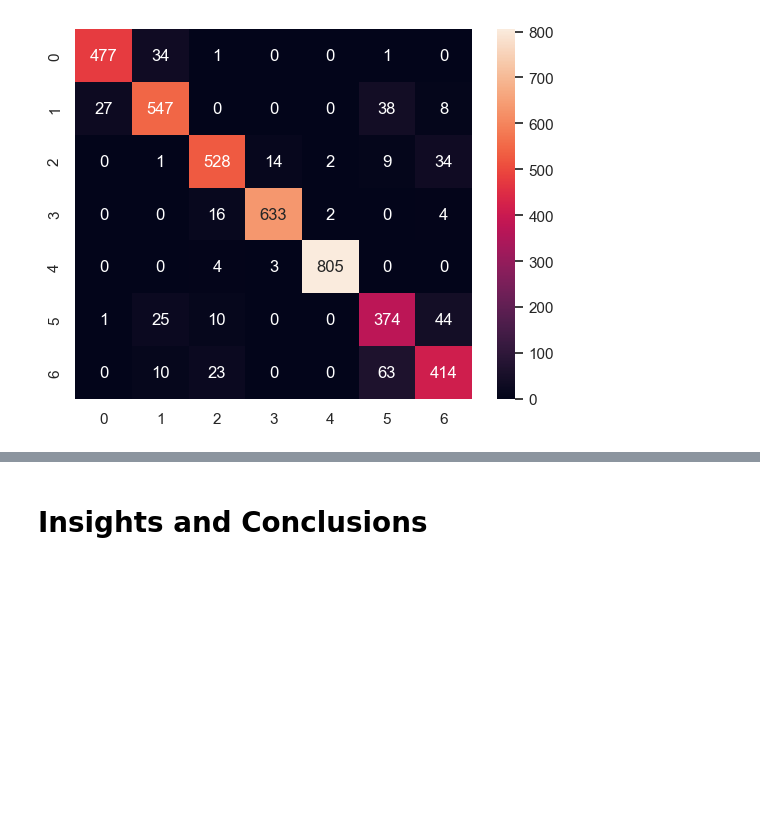
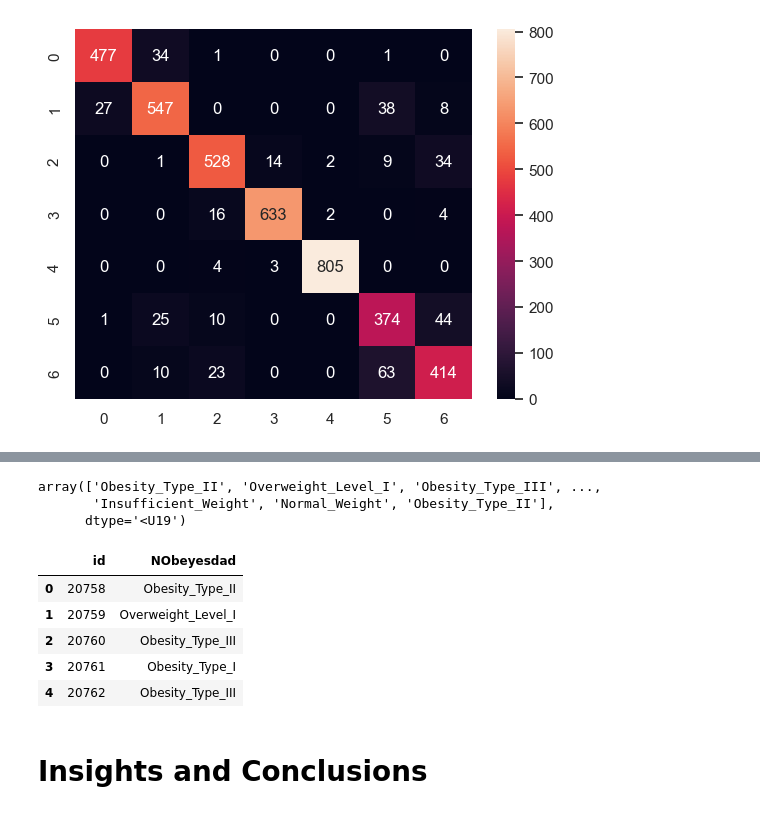
Before and after one commit to ali2yman/ML-Project-Obesity-Risk, a Jupyter notebook: Obesity_ML1_project.ipynb, the cells around one changed output, grey strips where cells are left out. Cells and saved outputs as stored; diff of their text form; code cells hidden in the pictures; blank space fills up the shorter version.

Commit message:
fixed pipeline and added submission_to.csv file

```diff
--- a/Obesity_ML1_project.ipynb
+++ b/Obesity_ML1_project.ipynb
@@ -1295,2 +1318,30 @@ weighted avg       0.91      0.91      0.91      4152
+# %%
+submission = pd.read_csv('D:/ITI_9Month_AI/ITI_ML_course/Obesity Risk/sample_submission.csv')
+test_data = pd.read_csv("D:/ITI_9Month_AI/ITI_ML_course/Obesity Risk/test.csv")
+test_data = test_data.drop(["id"],axis=1)
+test_transformed = preprocessor.transform(test_data)
+test = pd.DataFrame(test_transformed, columns=num_features + cat_features)
+
+predictions_label = l2.predict(test)
+# %%
+# mapping
+predictions = np.array([reverse_label.get(item,item) for item in predictions_label])
+predictions
+# %% [output]
+array(['Obesity_Type_II', 'Overweight_Level_I', 'Obesity_Type_III', ...,
+       'Insufficient_Weight', 'Normal_Weight', 'Obesity_Type_II'],
+      dtype='<U19')
+# %%
+
+submission["NObeyesdad"] = predictions
+submission.to_csv("submission_to.csv", index=False)
+submission.head()
+# %% [output]
+|  | id | NObeyesdad |
+| 0 | 20758 | Obesity_Type_II |
+| 1 | 20759 | Overweight_Level_I |
+| 2 | 20760 | Obesity_Type_III |
+| 3 | 20761 | Obesity_Type_I |
+| 4 | 20762 | Obesity_Type_III |
 # %% [markdown]
 # Insights and Conclusions
```
Also changed, not shown: parts of 7 cells of this notebook, 1 other file.
